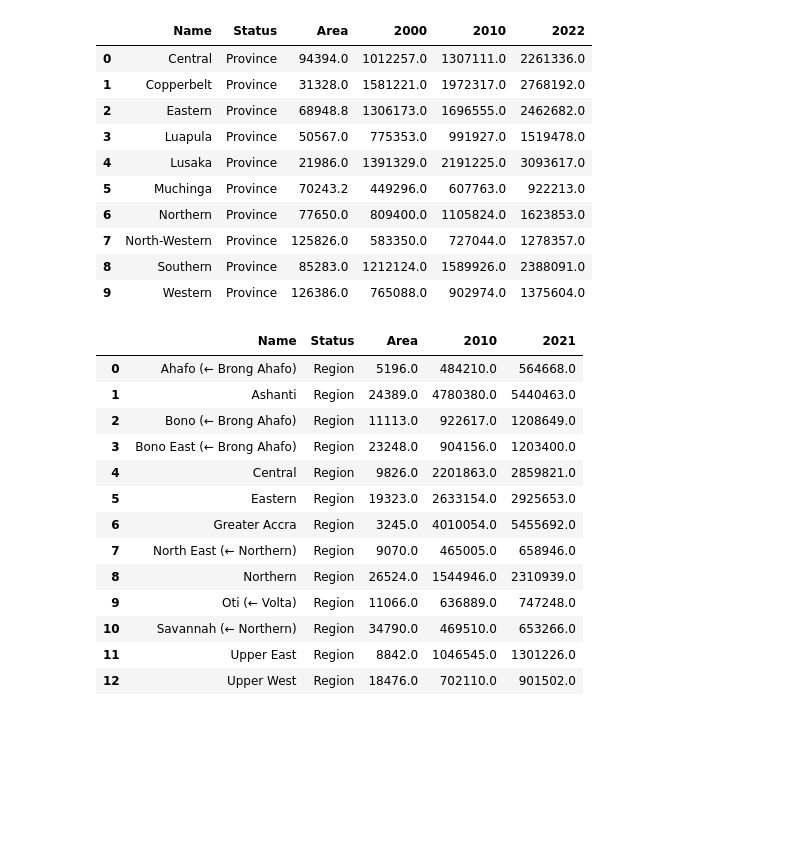
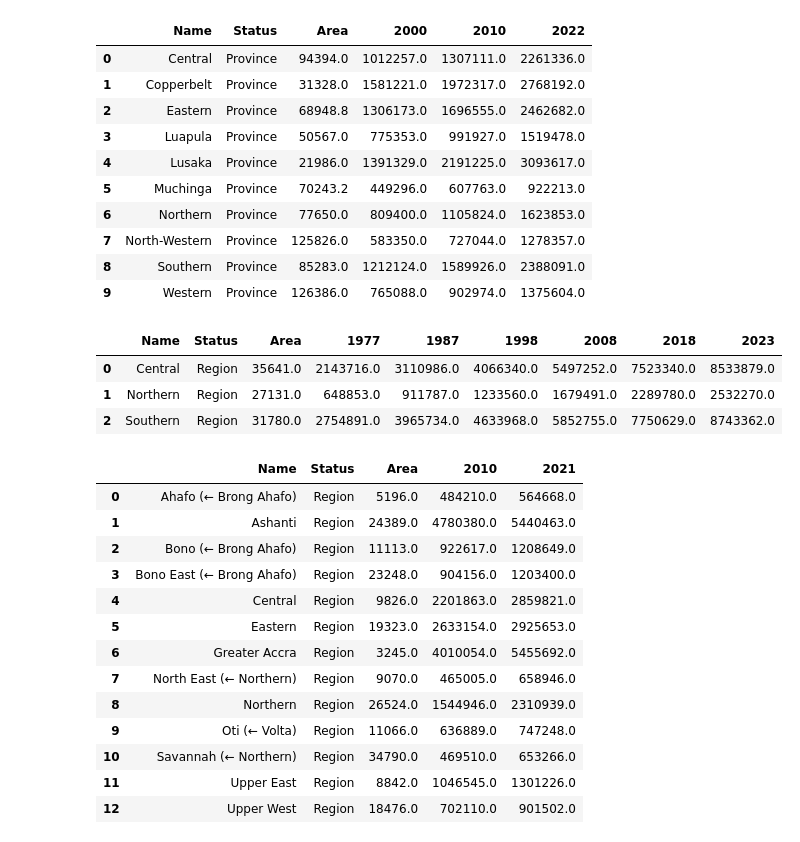
Before and after one commit to CabooseExia/Geospatial-practice, a Jupyter notebook: citypopulation_webscraper.ipynb, the cells around one changed output. Saved outputs shown, nothing was run; the diff lists cells and outputs as text; code cells hidden in the pictures; blank space fills up the shorter version.

```diff
--- a/citypopulation_webscraper.ipynb
+++ b/citypopulation_webscraper.ipynb
@@ -412,6 +454,15 @@ zambia_df
 | 7 | North-Western | Province | 125826.0 | 583350.0 | 727044.0 | 1278357.0 |
 | 8 | Southern | Province | 85283.0 | 1212124.0 | 1589926.0 | 2388091.0 |
 | 9 | Western | Province | 126386.0 | 765088.0 | 902974.0 | 1375604.0 |
+# %%
+page = requests.get(f"https://www.citypopulation.de/en/malawi/admin/")
+malawi_df, year = make_df_admin(page)
+malawi_df
+# %% [output]
+|  | Name | Status | Area | 1977 | 1987 | 1998 | 2008 | 2018 | 2023 |
+| 0 | Central | Region | 35641.0 | 2143716.0 | 3110986.0 | 4066340.0 | 5497252.0 | 7523340.0 | 8533879.0 |
+| 1 | Northern | Region | 27131.0 | 648853.0 | 911787.0 | 1233560.0 | 1679491.0 | 2289780.0 | 2532270.0 |
+| 2 | Southern | Region | 31780.0 | 2754891.0 | 3965734.0 | 4633968.0 | 5852755.0 | 7750629.0 | 8743362.0 |
 # %%
 page = requests.get(f"https://www.citypopulation.de/en/ghana/admin/")
 ghana_df, year = make_df_admin(page)
```
Also changed, not shown: parts of 4 cells of this notebook.
